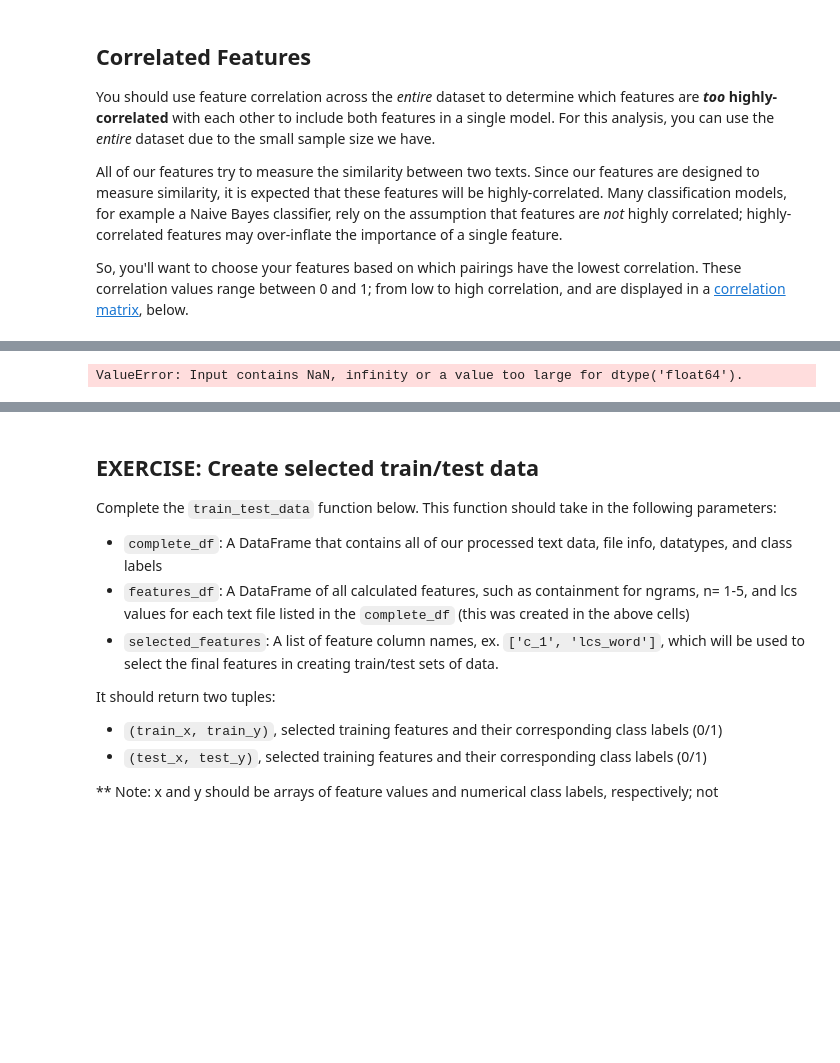
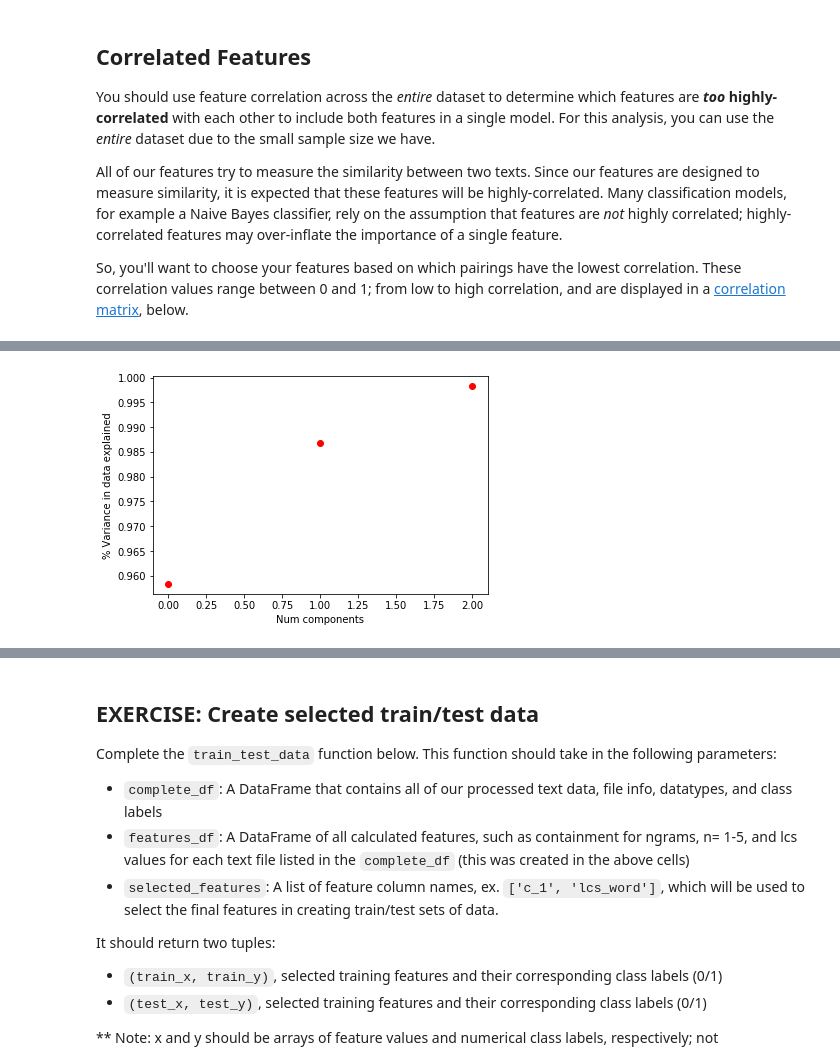
Before and after one commit to Ioana-P/Plagiarism-detection, a Jupyter notebook: 2_Plagiarism_Feature_Engineering.ipynb, the cells around one changed output, grey strips where cells are left out. Saved outputs shown, nothing was run; the diff lists cells and outputs as text; code cells hidden in the pictures; blank space fills up the shorter version.

```diff
--- a/2_Plagiarism_Feature_Engineering.ipynb
+++ b/2_Plagiarism_Feature_Engineering.ipynb
@@ -899,8 +965,10 @@ memory usage: 11.8 KB
 # %%
 pca_obj = PCA(3, random_state=142)
 
 reduced_features = pca_obj.fit_transform(features_df)
 
-sns.plot(pca_obj.explained_variance_)
+plt.plot(np.cumsum(pca_obj.explained_variance_ratio_), 'ro')
+plt.xlabel('Num components')
+plt.ylabel('% Variance in data explained');
 # %% [output]
-ValueError: Input contains NaN, infinity or a value too large for dtype('float64').
+[figure, added]
```
Also changed, not shown: parts of 27 cells of this notebook, 3 other files.
